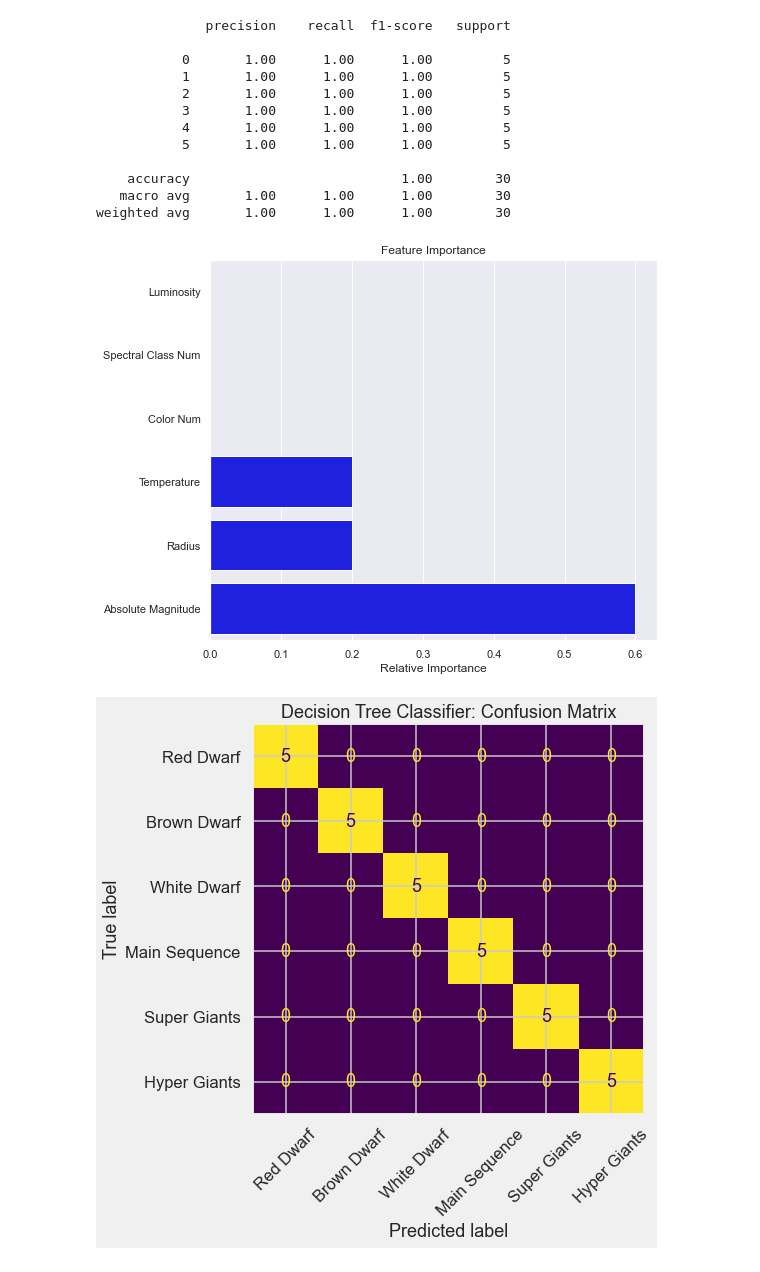
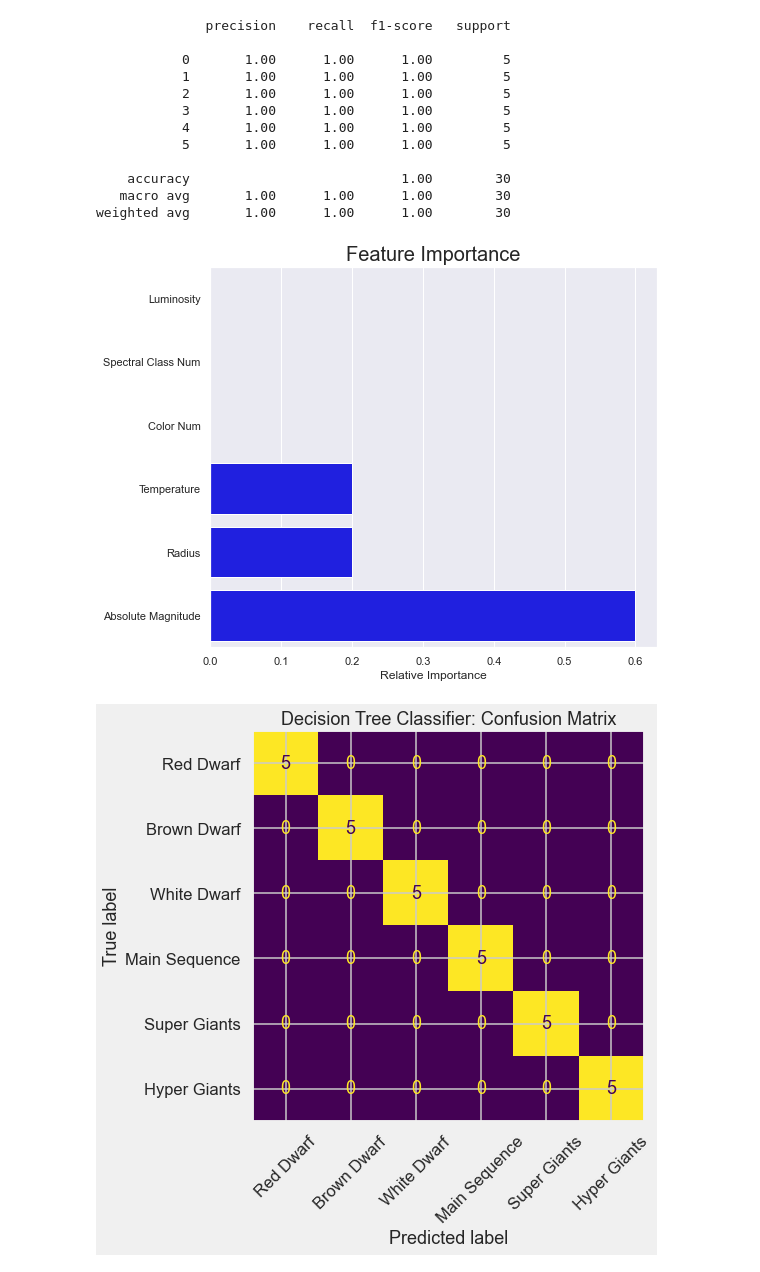
Before and after one commit to Promeos/Stellar_Classification, a Jupyter notebook: MVP.ipynb, the cells around one changed output. Saved outputs shown, nothing was run; the diff lists cells and outputs as text; code cells hidden in the pictures.

```diff
--- a/MVP.ipynb
+++ b/MVP.ipynb
@@ -755,22 +752,22 @@ weighted avg       1.00      1.00      1.00        30
 # %%
 indices = list(np.argsort(tree.feature_importances_))
 importances = tree.feature_importances_[indices]
 
 target = list(X_train.columns[indices])
 target = [star.replace('_', ' ').title() for star in target]
 
 
 plt.figure(figsize=(8, 7))
 sns.barplot(x=importances,
             y=target,
             orient='h',
             color='blue')
 
-plt.title('Feature Importance')
+plt.title('Feature Importance', fontsize=20)
 plt.xlabel('Relative Importance')
 plt.show()
 # %% [output]
-[figure, old version]
+[figure, new version]
 # %%
 plt.style.use('fivethirtyeight')
 sns.set_context('talk')
```
Also changed, not shown: parts of 3 cells of this notebook, 1 other file.
